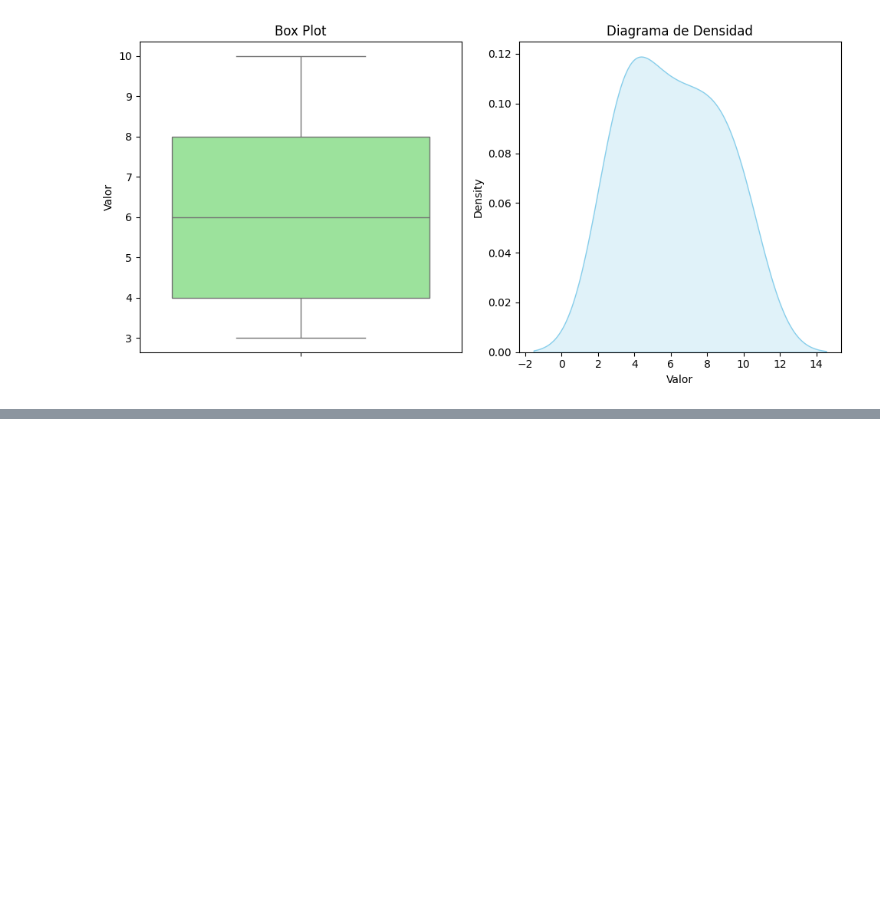
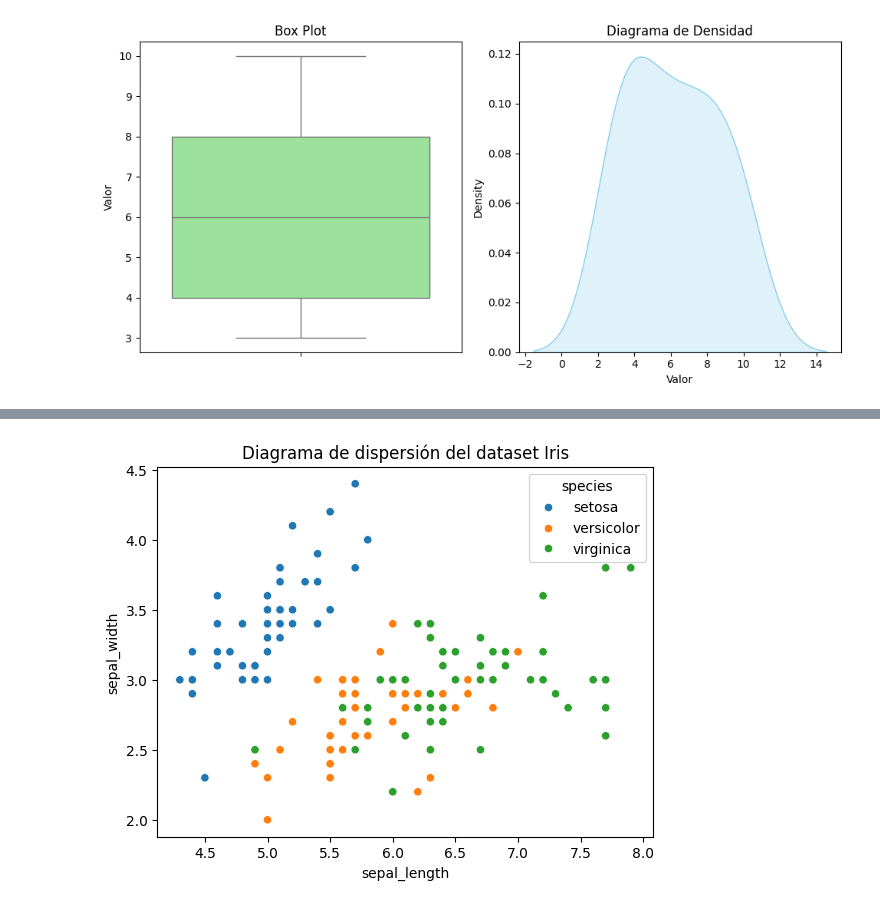
Before and after one commit to paranedagarcia/Cienciadedatos, a Jupyter notebook: 2.Estadistica/1.Estadistica_descriptiva.ipynb, the cells around one changed output, grey strips where cells are left out. Drawn from its saved outputs; the diff is of its cells as text; code cells hidden in the pictures; blank space fills up the shorter version.

```diff
--- a/2.Estadistica/1.Estadistica_descriptiva.ipynb
+++ b/2.Estadistica/1.Estadistica_descriptiva.ipynb
@@ -229,0 +244,9 @@ plt.show()
+# %%
+# crea un ejemplo de diagrama de dispersión utilizando el dataset iris
+import pandas as pd
+import seaborn as sns
+import matplotlib.pyplot as plt
+
+# Cargar el dataset iris
+iris = pd.read_csv('../data/iris.csv')
+iris.sample(10)  # Muestra 10 filas aleatorias del dataset
@@ -229,0 +265,7 @@ plt.show()
+# %%
+# Crear un diagrama de dispersión
+sns.scatterplot(data=iris, x="sepal_length", y="sepal_width", hue='species')
+plt.title("Diagrama de dispersión del dataset Iris")
+plt.show()
+# %% [output]
+[figure, added]
```
Also changed, not shown: parts of 5 cells of this notebook, 4 other files.
